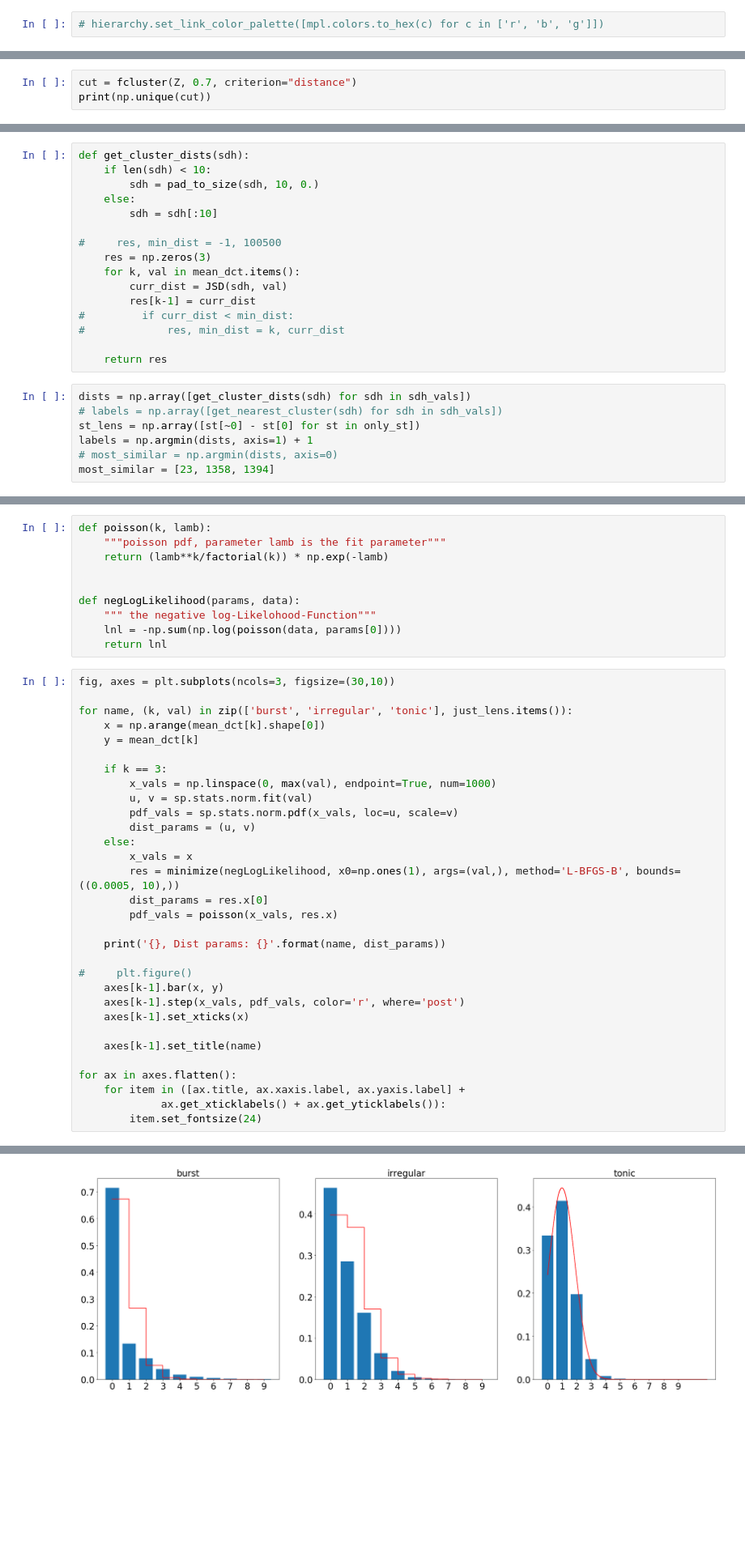
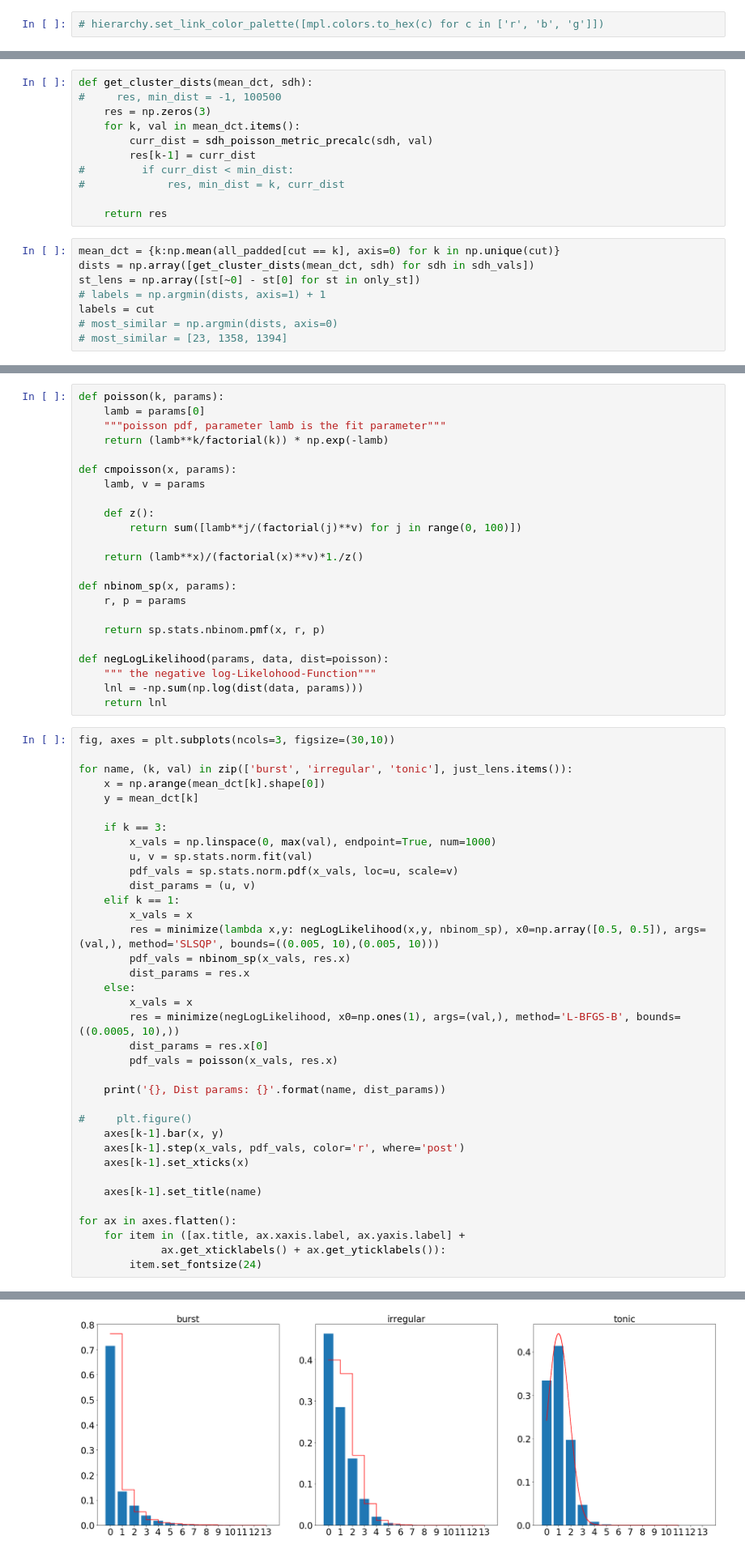
Before and after one commit to Vlad0922/neurophysiology, a Jupyter notebook: burst_clusters_heirarchy.ipynb, the cells around one changed output, grey strips where cells are left out. Shown: that part at 81% size. Cells and saved outputs as stored; diff of their text form; blank space fills up the shorter version.

```diff
--- a/burst_clusters_heirarchy.ipynb
+++ b/burst_clusters_heirarchy.ipynb
@@ -385,3 +387,0 @@ for item in ax.get_yticklabels():
-# %%
-cut = fcluster(Z, 0.7, criterion="distance")
-print(np.unique(cut))
@@ -506,26 +496,22 @@ for name, (k, val) in zip(['burst', 'irregular', 'tonic'], sdh_padded.items()):
 # %%
-def get_cluster_dists(sdh):
-    if len(sdh) < 10:
-        sdh = pad_to_size(sdh, 10, 0.)
-    else:
-        sdh = sdh[:10]
-
+def get_cluster_dists(mean_dct, sdh):
 #     res, min_dist = -1, 100500
     res = np.zeros(3)
     for k, val in mean_dct.items():
-        curr_dist = JSD(sdh, val)
+        curr_dist = sdh_poisson_metric_precalc(sdh, val)
         res[k-1] = curr_dist
 #         if curr_dist < min_dist:
 #             res, min_dist = k, curr_dist
 
     return res
 # %%
-dists = np.array([get_cluster_dists(sdh) for sdh in sdh_vals])
-# labels = np.array([get_nearest_cluster(sdh) for sdh in sdh_vals])
+mean_dct = {k:np.mean(all_padded[cut == k], axis=0) for k in np.unique(cut)}
+dists = np.array([get_cluster_dists(mean_dct, sdh) for sdh in sdh_vals])
 st_lens = np.array([st[~0] - st[0] for st in only_st])
-labels = np.argmin(dists, axis=1) + 1
+# labels = np.argmin(dists, axis=1) + 1
+labels = cut
 # most_similar = np.argmin(dists, axis=0)
-most_similar = [23, 1358, 1394]
+# most_similar = [23, 1358, 1394]
 # %%
 for l in np.unique(cut):
     idx = np.argsort(dists[:, l-1])[:10]
@@ -677,14 +630,27 @@ for l in np.unique(labels):
 
     just_lens[l] = res
 # %%
-def poisson(k, lamb):
+def poisson(k, params):
+    lamb = params[0]
     """poisson pdf, parameter lamb is the fit parameter"""
     return (lamb**k/factorial(k)) * np.exp(-lamb)
 
+def cmpoisson(x, params):
+    lamb, v = params
 
-def negLogLikelihood(params, data):
+    def z():
+        return sum([lamb**j/(factorial(j)**v) for j in range(0, 100)])
+
+    return (lamb**x)/(factorial(x)**v)*1./z()
+
+def nbinom_sp(x, params):
+    r, p = params
+
+    return sp.stats.nbinom.pmf(x, r, p)
+
+def negLogLikelihood(params, data, dist=poisson):
     """ the negative log-Likelohood-Function"""
-    lnl = -np.sum(np.log(poisson(data, params[0])))
+    lnl = -np.sum(np.log(dist(data, params)))
     return lnl
 # %%
 fig, axes = plt.subplots(ncols=3, figsize=(30,10))
@@ -698,6 +664,11 @@ for name, (k, val) in zip(['burst', 'irregular', 'tonic'], just_lens.items()):
         u, v = sp.stats.norm.fit(val)
         pdf_vals = sp.stats.norm.pdf(x_vals, loc=u, scale=v)
         dist_params = (u, v)
+    elif k == 1:
+        x_vals = x
+        res = minimize(lambda x,y: negLogLikelihood(x,y, nbinom_sp), x0=np.array([0.5, 0.5]), args=(val,), method='SLSQP', bounds=((0.005, 10),(0.005, 10)))
+        pdf_vals = nbinom_sp(x_vals, res.x)
+        dist_params = res.x
     else:
         x_vals = x
         res = minimize(negLogLikelihood, x0=np.ones(1), args=(val,), method='L-BFGS-B', bounds=((0.0005, 10),))
@@ -724 +695 @@ tonic, Dist params: (0.98623908587498454, 0.89896565166183118)
-[figure, old version]
+[figure, new version]
```
Also changed, not shown: parts of 56 cells of this notebook.
